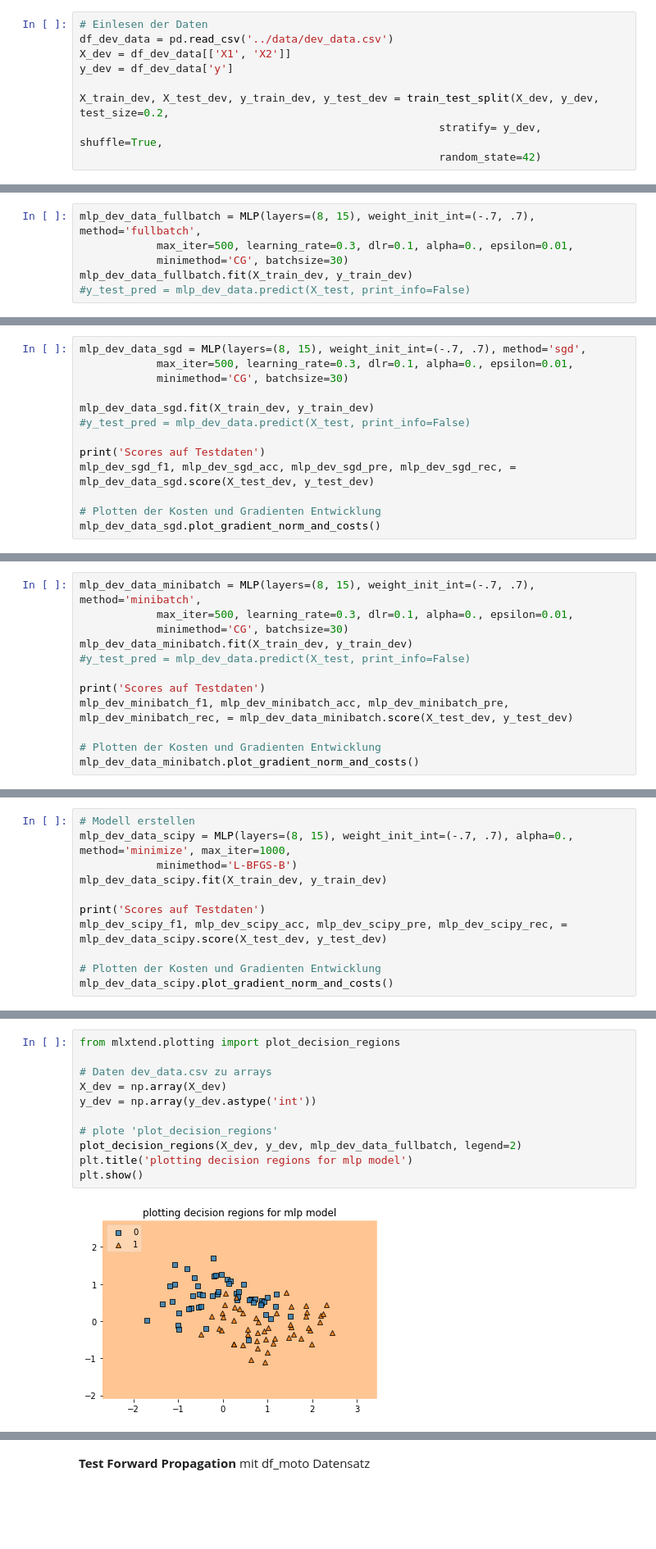
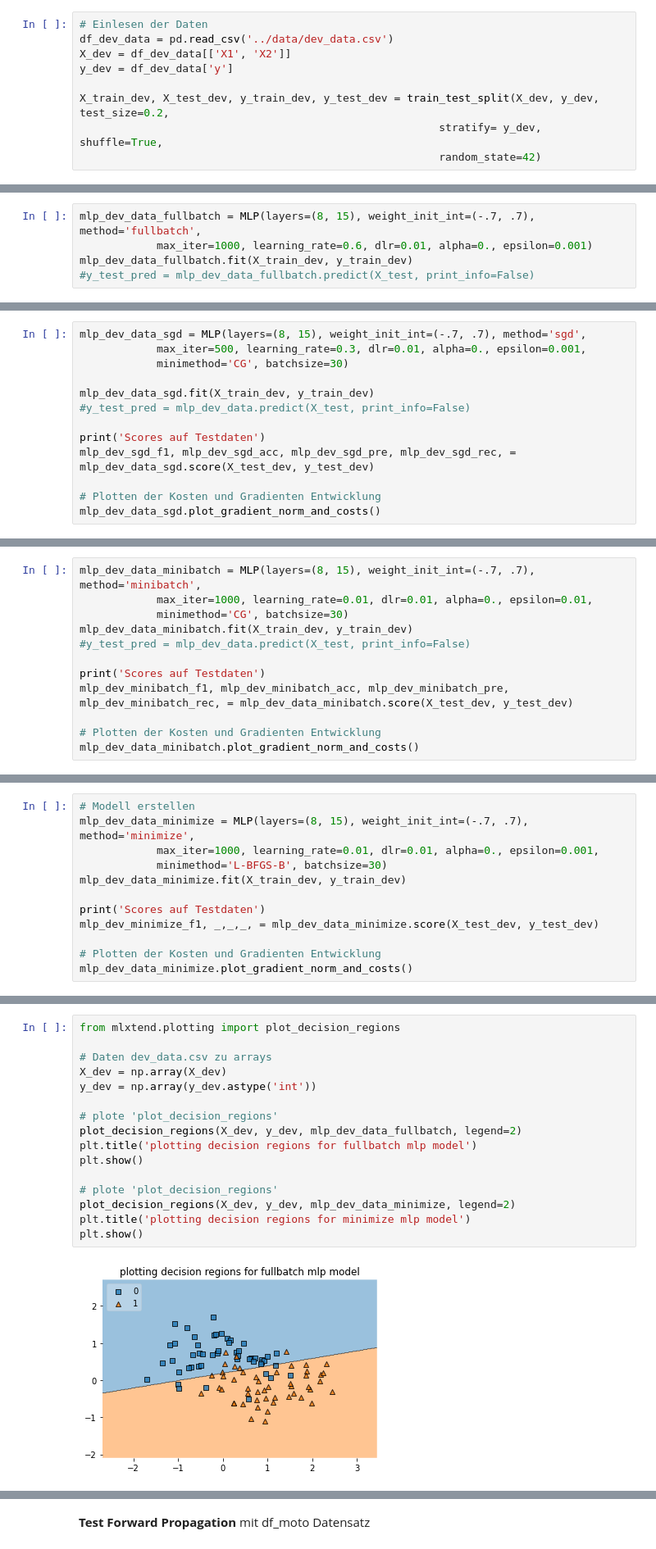
Before and after one commit to rootpi2203/ds_gml, a Jupyter notebook: gml_minichallenge_2/gml_minichallenge_2.ipynb, the cells around one changed output, grey strips where cells are left out. Shown at 82% size. Drawn from its saved outputs; the diff is of its cells as text; blank space fills up the shorter version.

```diff
--- a/gml_minichallenge_2/gml_minichallenge_2.ipynb
+++ b/gml_minichallenge_2/gml_minichallenge_2.ipynb
@@ -1921,7 +1950,6 @@ X_train_dev, X_test_dev, y_train_dev, y_test_dev = train_test_split(X_dev, y_dev
 # %%
 mlp_dev_data_fullbatch = MLP(layers=(8, 15), weight_init_int=(-.7, .7), method='fullbatch',
-            max_iter=500, learning_rate=0.3, dlr=0.1, alpha=0., epsilon=0.01,
-            minimethod='CG', batchsize=30)
+            max_iter=1000, learning_rate=0.6, dlr=0.01, alpha=0., epsilon=0.001)
 mlp_dev_data_fullbatch.fit(X_train_dev, y_train_dev)
-#y_test_pred = mlp_dev_data.predict(X_test, print_info=False)
+#y_test_pred = mlp_dev_data_fullbatch.predict(X_test, print_info=False)
 # %% [output]
@@ -1958,6 +1987,6 @@ mlp_dev_data_fullbatch.plot_gradient_norm_and_costs()
 # %%
 mlp_dev_data_sgd = MLP(layers=(8, 15), weight_init_int=(-.7, .7), method='sgd',
-            max_iter=500, learning_rate=0.3, dlr=0.1, alpha=0., epsilon=0.01,
+            max_iter=500, learning_rate=0.3, dlr=0.01, alpha=0., epsilon=0.001,
             minimethod='CG', batchsize=30)
 
 mlp_dev_data_sgd.fit(X_train_dev, y_train_dev)
@@ -1983,6 +2013,6 @@ Recall: 0.500
 # %%
 mlp_dev_data_minibatch = MLP(layers=(8, 15), weight_init_int=(-.7, .7), method='minibatch',
-            max_iter=500, learning_rate=0.3, dlr=0.1, alpha=0., epsilon=0.01,
+            max_iter=1000, learning_rate=0.01, dlr=0.01, alpha=0., epsilon=0.01,
             minimethod='CG', batchsize=30)
 mlp_dev_data_minibatch.fit(X_train_dev, y_train_dev)
 #y_test_pred = mlp_dev_data.predict(X_test, print_info=False)
@@ -2007,12 +2038,13 @@ Recall: 0.500
 # %%
 # Modell erstellen
-mlp_dev_data_scipy = MLP(layers=(8, 15), weight_init_int=(-.7, .7), alpha=0., method='minimize', max_iter=1000,
-            minimethod='L-BFGS-B')
-mlp_dev_data_scipy.fit(X_train_dev, y_train_dev)
+mlp_dev_data_minimize = MLP(layers=(8, 15), weight_init_int=(-.7, .7), method='minimize',
+            max_iter=1000, learning_rate=0.01, dlr=0.01, alpha=0., epsilon=0.001,
+            minimethod='L-BFGS-B', batchsize=30)
+mlp_dev_data_minimize.fit(X_train_dev, y_train_dev)
 
 print('Scores auf Testdaten')
-mlp_dev_scipy_f1, mlp_dev_scipy_acc, mlp_dev_scipy_pre, mlp_dev_scipy_rec, = mlp_dev_data_scipy.score(X_test_dev, y_test_dev)
+mlp_dev_minimize_f1, _,_,_, = mlp_dev_data_minimize.score(X_test_dev, y_test_dev)
 
 # Plotten der Kosten und Gradienten Entwicklung
-mlp_dev_data_scipy.plot_gradient_norm_and_costs()
+mlp_dev_data_minimize.plot_gradient_norm_and_costs()
 # %% [output]
@@ -2030,13 +2068,18 @@ Recall: 0.500
 # %%
 from mlxtend.plotting import plot_decision_regions
 
 # Daten dev_data.csv zu arrays
 X_dev = np.array(X_dev)
 y_dev = np.array(y_dev.astype('int'))
 
 # plote 'plot_decision_regions'
 plot_decision_regions(X_dev, y_dev, mlp_dev_data_fullbatch, legend=2)
-plt.title('plotting decision regions for mlp model')
+plt.title('plotting decision regions for fullbatch mlp model')
 plt.show()
+
+# plote 'plot_decision_regions'
+plot_decision_regions(X_dev, y_dev, mlp_dev_data_minimize, legend=2)
+plt.title('plotting decision regions for minimize mlp model')
+plt.show()
 # %% [output]
-[figure, old version]
+[figure, new version]
```
Also changed, not shown: parts of 51 cells of this notebook.
